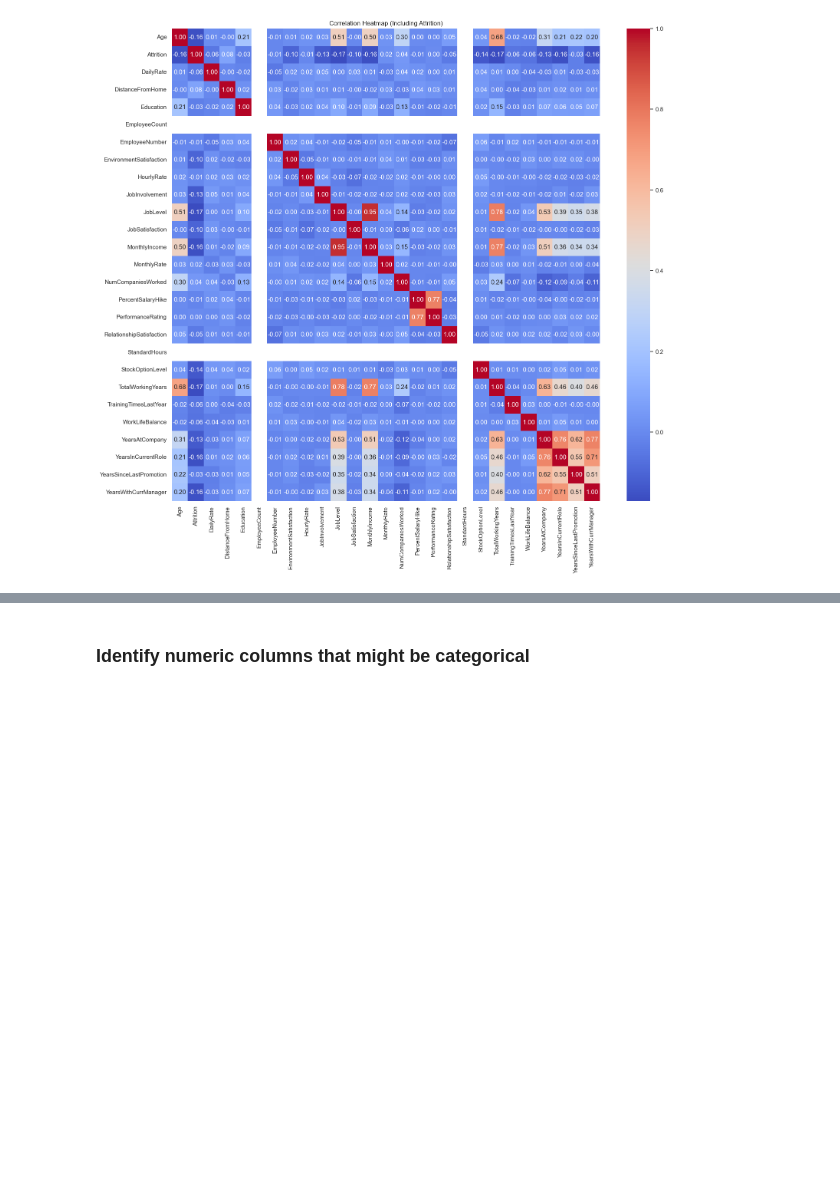
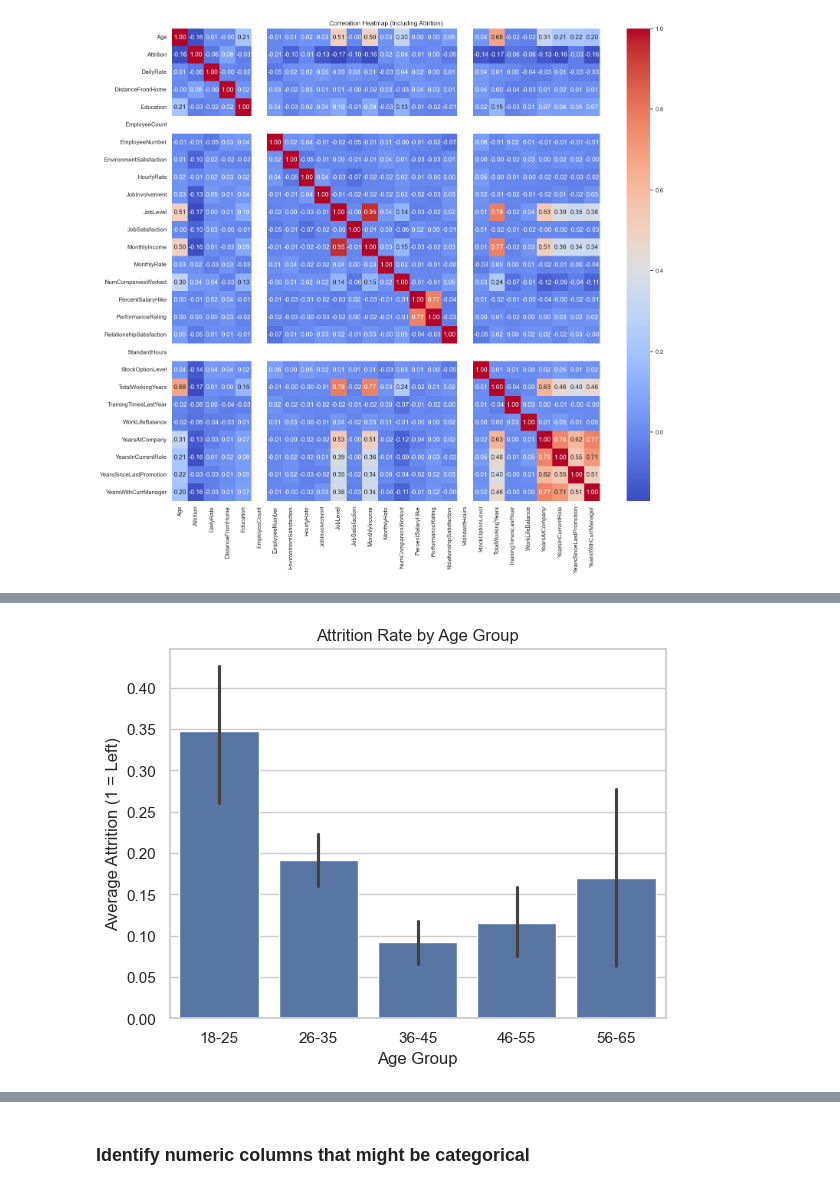
Before and after one commit to jrdncodes/employee-attrition-analysis, a Jupyter notebook: employee_attrition_analysis.ipynb, the cells around one changed output, grey strips where cells are left out. Cells and saved outputs as stored; diff of their text form; code cells hidden in the pictures; blank space fills up the shorter version.

Commit message:
Updated observation + Added 2 bar charts for environemntal satisfaction and age group.

```diff
--- a/employee_attrition_analysis.ipynb
+++ b/employee_attrition_analysis.ipynb
@@ -118,0 +127,13 @@ Attrition is slightly negatively correlated to Job Level (-0.17)
+# %%
+# Create age groups
+df_encoded['AgeGroup'] = pd.cut(df_encoded['Age'], bins=[18,25,35,45,55,65],
+                                labels=['18-25','26-35','36-45','46-55','56-65'])
+
+# Bar plot
+sns.barplot(x='AgeGroup', y='Attrition', data=df_encoded)
+plt.title('Attrition Rate by Age Group')
+plt.xlabel('Age Group')
+plt.ylabel('Average Attrition (1 = Left)')
+plt.show()
+# %% [output]
+[figure, added]
```
Also changed, not shown: parts of 3 cells of this notebook.
